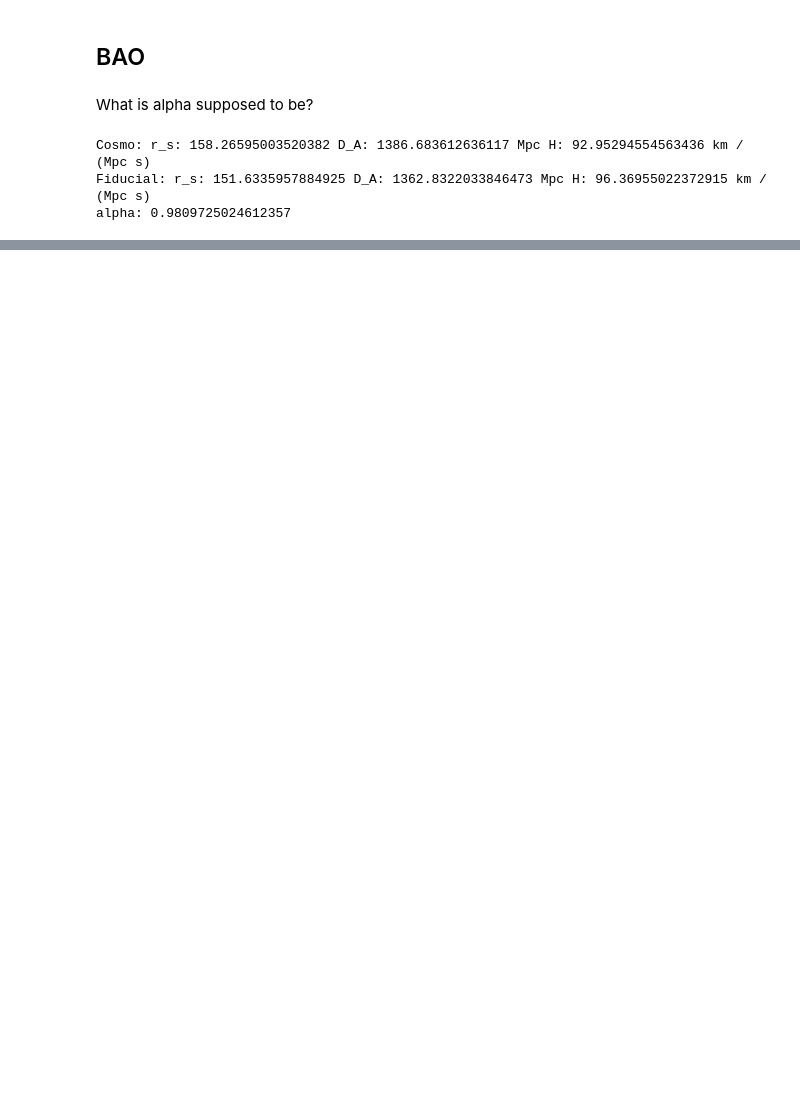
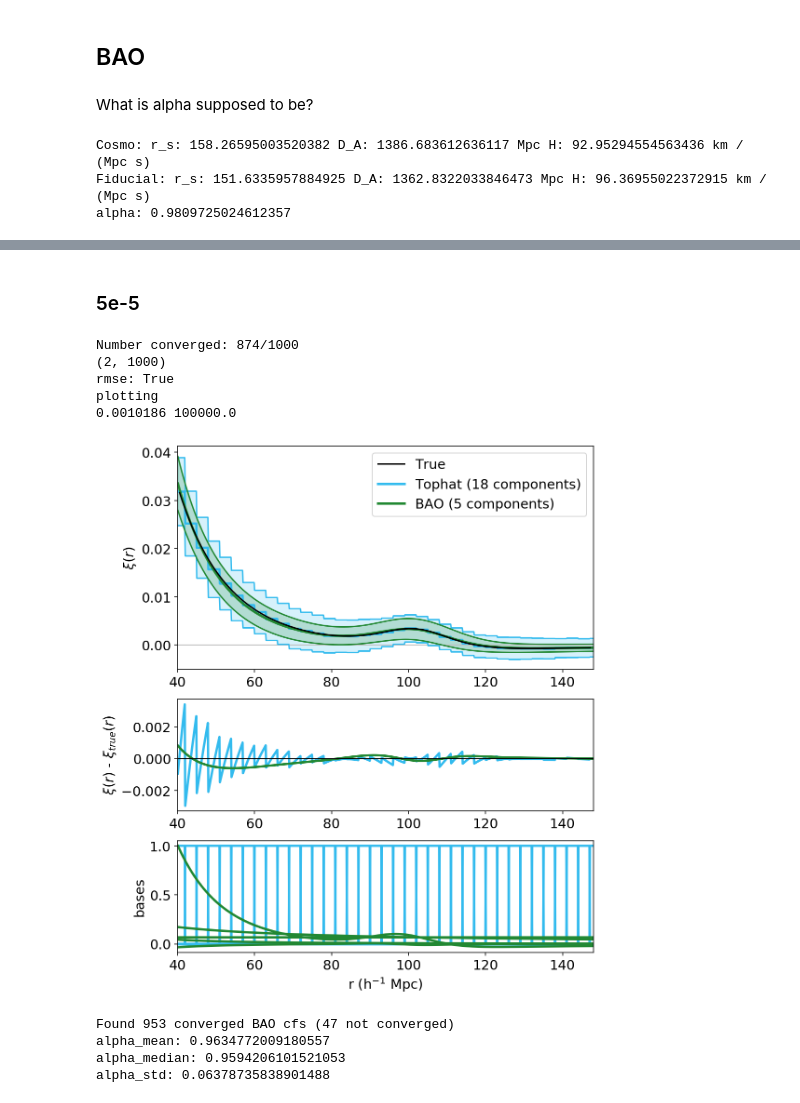
Before and after one commit to kstoreyf/continuous-estimator, a Jupyter notebook: code/z057_mocks_2020-08-12.ipynb, the cells around one changed output, grey strips where cells are left out. Drawn from its saved outputs; the diff is of its cells as text; code cells hidden in the pictures; blank space fills up the shorter version.

```diff
--- a/code/z057_mocks_2020-08-12.ipynb
+++ b/code/z057_mocks_2020-08-12.ipynb
@@ -289,0 +324,25 @@ plt.axvline(alpha_true, color='black')
+# %% [markdown]
+### 5e-5
+# %%
+cat_tag = '_L750_n5e-5_z057'
+cf_tags = ['_tophat_bw3', '_baoiter_cosmob17']
+colors = [ctopmany, cbao]
+labels = ['Tophat (18 components)', 'BAO (5 components)']
+
+ax = plot_continuous(cat_tag, cf_tags, colors=colors, labels=labels, peak_fit=False, Nrealizations=1000)
+# %% [output]
+Number converged: 874/1000
+(2, 1000)
+rmse: True
+plotting
+0.0010186 100000.0
+[figure, added]
+# %%
+cat_tag = '_L750_n5e-5_z057'
+cf_tag = '_baoiter_cosmob17'
+alphas = bao_utils.get_alphas(cat_tag, cf_tag, realizations=range(1000))
+# %% [output]
+Found 953 converged BAO cfs (47 not converged)
+alpha_mean: 0.9634772009180557
+alpha_median: 0.9594206101521053
+alpha_std: 0.06378735838901488
```
Also changed, not shown: parts of 119 cells of this notebook.
